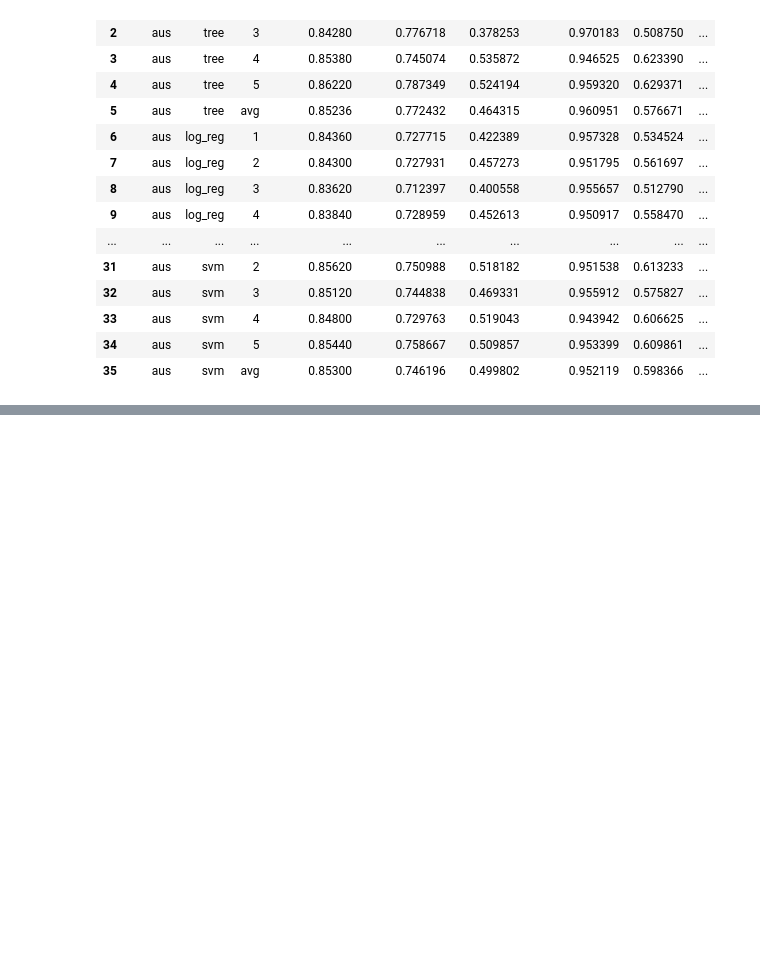
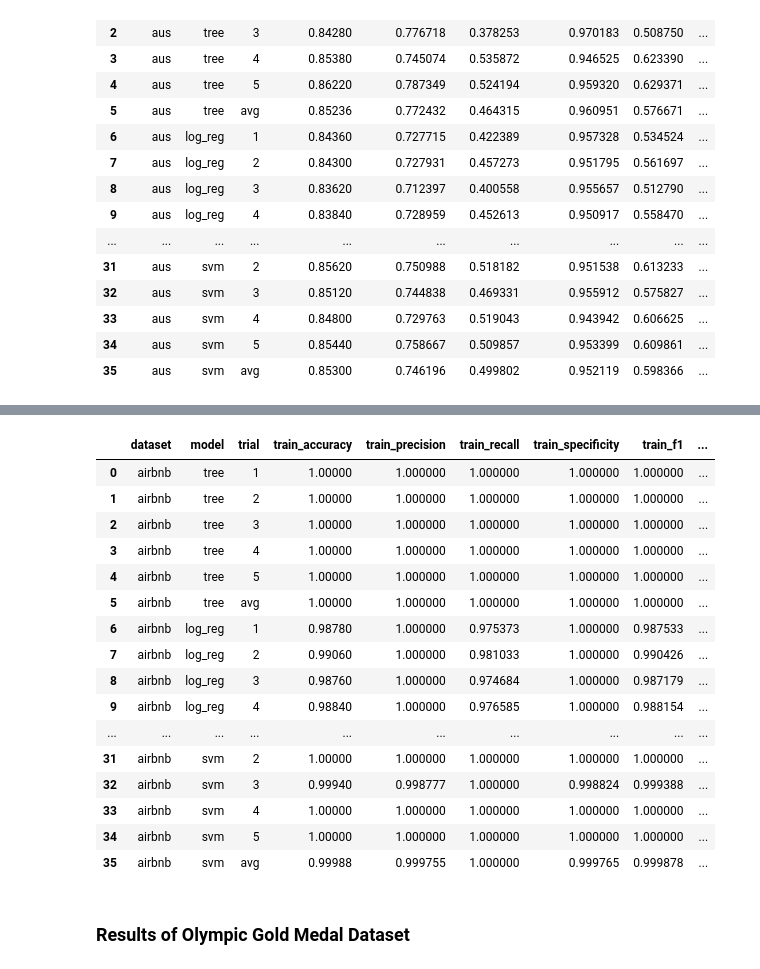
Before and after one commit to Yunchun/Supervised-ML-Comparisons, a Jupyter notebook: Duy.ipynb, the cells around one changed output, grey strips where cells are left out. Cells and saved outputs as stored; diff of their text form; code cells hidden in the pictures; blank space fills up the shorter version.

```diff
--- a/Duy.ipynb
+++ b/Duy.ipynb
@@ -816,0 +1034,23 @@ pd.read_csv('results/aus_results.csv')
+# %%
+# display performance
+pd.read_csv('results/airbnb_results.csv')
+# %% [output]
+|  | dataset | model | trial | train_accuracy | train_precision | train_recall | train_specificity | train_f1 | ... |
+| 0 | airbnb | tree | 1 | 1.00000 | 1.000000 | 1.000000 | 1.000000 | 1.000000 | ... |
+| 1 | airbnb | tree | 2 | 1.00000 | 1.000000 | 1.000000 | 1.000000 | 1.000000 | ... |
+| 2 | airbnb | tree | 3 | 1.00000 | 1.000000 | 1.000000 | 1.000000 | 1.000000 | ... |
+| 3 | airbnb | tree | 4 | 1.00000 | 1.000000 | 1.000000 | 1.000000 | 1.000000 | ... |
+| 4 | airbnb | tree | 5 | 1.00000 | 1.000000 | 1.000000 | 1.000000 | 1.000000 | ... |
+| 5 | airbnb | tree | avg | 1.00000 | 1.000000 | 1.000000 | 1.000000 | 1.000000 | ... |
+| 6 | airbnb | log_reg | 1 | 0.98780 | 1.000000 | 0.975373 | 1.000000 | 0.987533 | ... |
+| 7 | airbnb | log_reg | 2 | 0.99060 | 1.000000 | 0.981033 | 1.000000 | 0.990426 | ... |
+| 8 | airbnb | log_reg | 3 | 0.98760 | 1.000000 | 0.974684 | 1.000000 | 0.987179 | ... |
+| 9 | airbnb | log_reg | 4 | 0.98840 | 1.000000 | 0.976585 | 1.000000 | 0.988154 | ... |
+| ... | ... | ... | ... | ... | ... | ... | ... | ... | ... |
+| 31 | airbnb | svm | 2 | 1.00000 | 1.000000 | 1.000000 | 1.000000 | 1.000000 | ... |
+| 32 | airbnb | svm | 3 | 0.99940 | 0.998777 | 1.000000 | 0.998824 | 0.999388 | ... |
+| 33 | airbnb | svm | 4 | 1.00000 | 1.000000 | 1.000000 | 1.000000 | 1.000000 | ... |
+| 34 | airbnb | svm | 5 | 1.00000 | 1.000000 | 1.000000 | 1.000000 | 1.000000 | ... |
+| 35 | airbnb | svm | avg | 0.99988 | 0.999755 | 1.000000 | 0.999765 | 0.999878 | ... |
+# %% [markdown]
+### Results of Olympic Gold Medal Dataset
```
Also changed, not shown: parts of 27 cells of this notebook.
